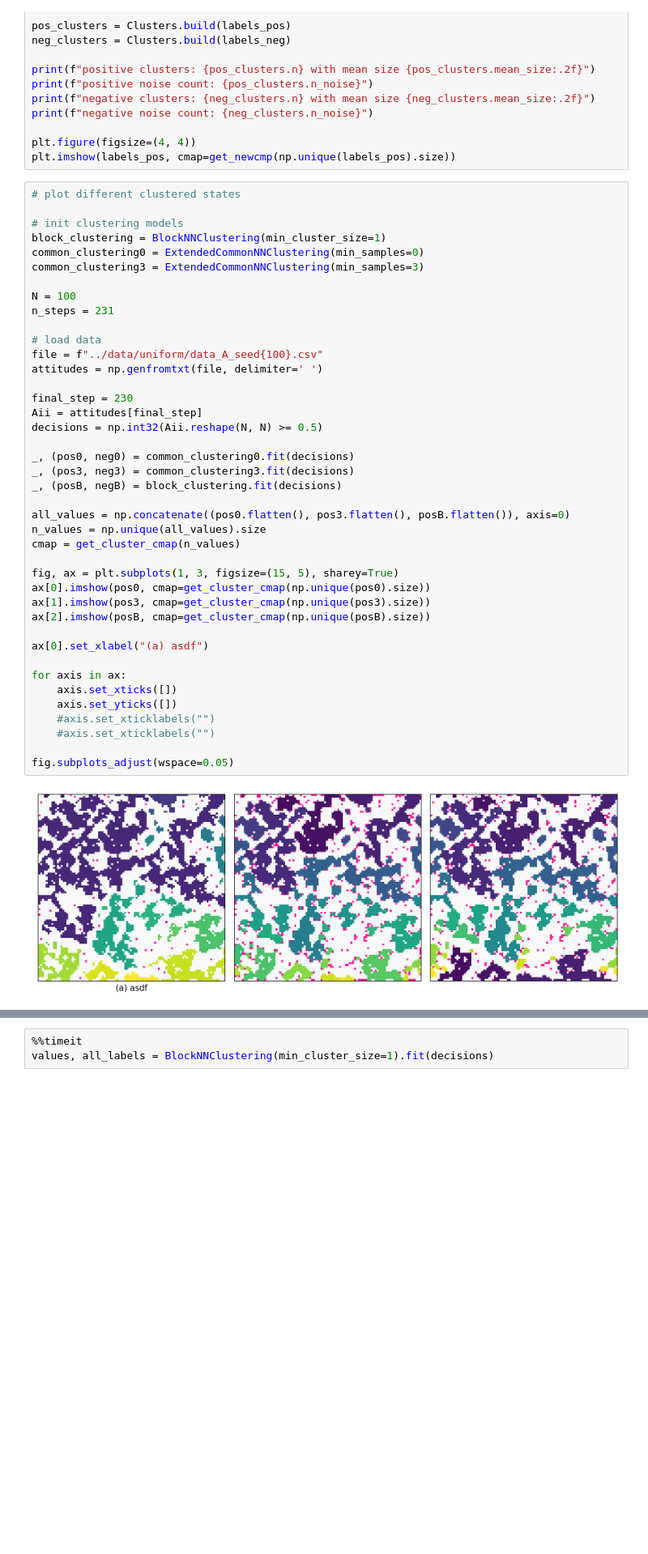
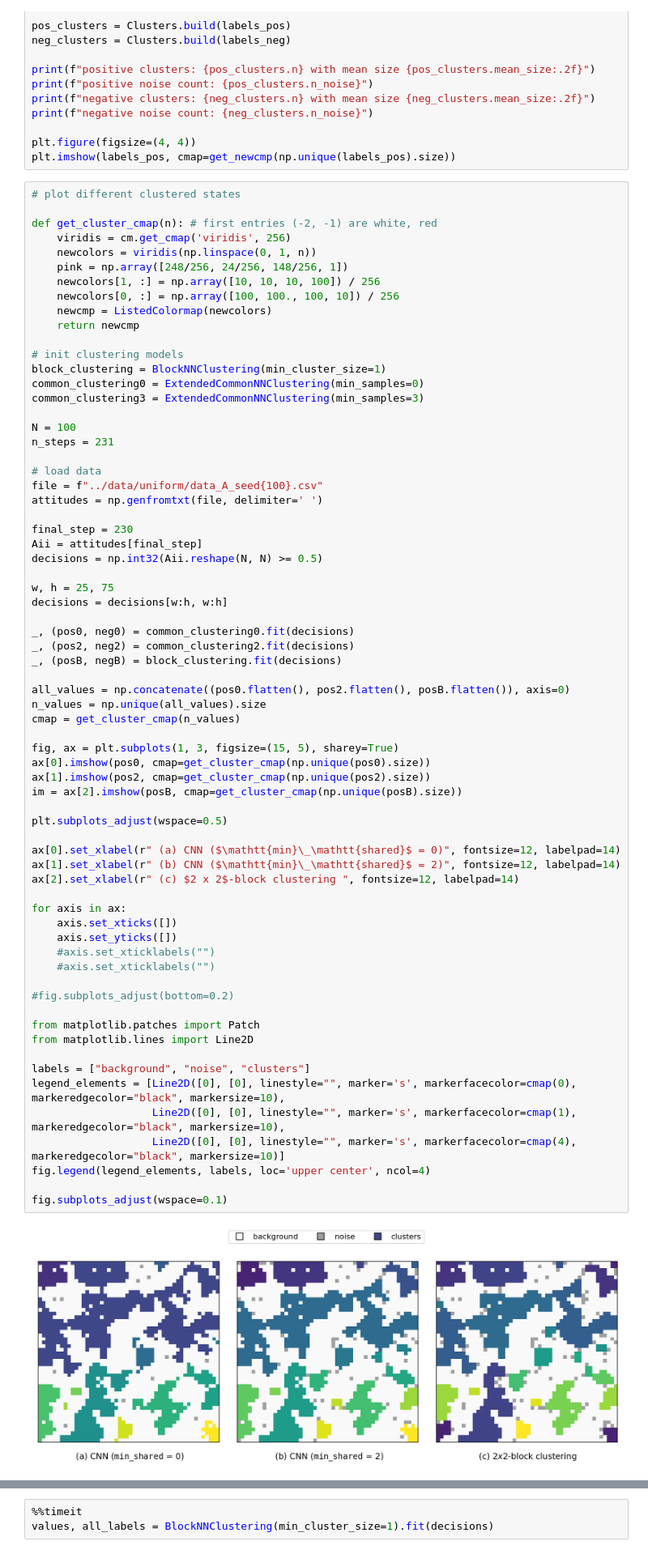
Before and after one commit to lquante/social_agent_based_modelling, a Jupyter notebook: notebooks/ClusterAnalysis.ipynb, the cells around one changed output, grey strips where cells are left out. Shown at 81% size. Cells and saved outputs as stored; diff of their text form; blank space fills up the shorter version.

```diff
--- a/notebooks/ClusterAnalysis.ipynb
+++ b/notebooks/ClusterAnalysis.ipynb
@@ -1158,6 +1313,15 @@ plt.figure(figsize=(4, 4))
 plt.imshow(labels_pos, cmap=get_newcmp(np.unique(labels_pos).size))
 # %%
 # plot different clustered states
+
+def get_cluster_cmap(n): # first entries (-2, -1) are white, red
+    viridis = cm.get_cmap('viridis', 256)
+    newcolors = viridis(np.linspace(0, 1, n))
+    pink = np.array([248/256, 24/256, 148/256, 1])
+    newcolors[1, :] = np.array([10, 10, 10, 100]) / 256
+    newcolors[0, :] = np.array([100, 100., 100, 10]) / 256
+    newcmp = ListedColormap(newcolors)
+    return newcmp
 
 # init clustering models
 block_clustering = BlockNNClustering(min_cluster_size=1)
@@ -1165,37 +1329,55 @@ common_clustering0 = ExtendedCommonNNClustering(min_samples=0)
 common_clustering3 = ExtendedCommonNNClustering(min_samples=3)
 
 N = 100
 n_steps = 231
 
 # load data
 file = f"../data/uniform/data_A_seed{100}.csv"
 attitudes = np.genfromtxt(file, delimiter=' ')
 
 final_step = 230
 Aii = attitudes[final_step]
 decisions = np.int32(Aii.reshape(N, N) >= 0.5)
 
+w, h = 25, 75
+decisions = decisions[w:h, w:h]
+
 _, (pos0, neg0) = common_clustering0.fit(decisions)
-_, (pos3, neg3) = common_clustering3.fit(decisions)
+_, (pos2, neg2) = common_clustering2.fit(decisions)
 _, (posB, negB) = block_clustering.fit(decisions)
 
-all_values = np.concatenate((pos0.flatten(), pos3.flatten(), posB.flatten()), axis=0)
+all_values = np.concatenate((pos0.flatten(), pos2.flatten(), posB.flatten()), axis=0)
 n_values = np.unique(all_values).size
 cmap = get_cluster_cmap(n_values)
 
 fig, ax = plt.subplots(1, 3, figsize=(15, 5), sharey=True)
 ax[0].imshow(pos0, cmap=get_cluster_cmap(np.unique(pos0).size))
-ax[1].imshow(pos3, cmap=get_cluster_cmap(np.unique(pos3).size))
-ax[2].imshow(posB, cmap=get_cluster_cmap(np.unique(posB).size))
+ax[1].imshow(pos2, cmap=get_cluster_cmap(np.unique(pos2).size))
+im = ax[2].imshow(posB, cmap=get_cluster_cmap(np.unique(posB).size))
 
-ax[0].set_xlabel("(a) asdf")
+plt.subplots_adjust(wspace=0.5)
+
+ax[0].set_xlabel(r" (a) CNN ($\mathtt{min}\_\mathtt{shared}$ = 0)", fontsize=12, labelpad=14)
+ax[1].set_xlabel(r" (b) CNN ($\mathtt{min}\_\mathtt{shared}$ = 2)", fontsize=12, labelpad=14)
+ax[2].set_xlabel(r" (c) $2 x 2$-block clustering ", fontsize=12, labelpad=14)
 
 for axis in ax:
     axis.set_xticks([])
     axis.set_yticks([])
     #axis.set_xticklabels("")
     #axis.set_xticklabels("")
 
-fig.subplots_adjust(wspace=0.05)
+#fig.subplots_adjust(bottom=0.2)
+
+from matplotlib.patches import Patch
+from matplotlib.lines import Line2D
+
+labels = ["background", "noise", "clusters"]
+legend_elements = [Line2D([0], [0], linestyle="", marker='s', markerfacecolor=cmap(0), markeredgecolor="black", markersize=10),
+                   Line2D([0], [0], linestyle="", marker='s', markerfacecolor=cmap(1), markeredgecolor="black", markersize=10),
+                   Line2D([0], [0], linestyle="", marker='s', markerfacecolor=cmap(4), markeredgecolor="black", markersize=10)]
+fig.legend(legend_elements, labels, loc='upper center', ncol=4)
+
+fig.subplots_adjust(wspace=0.1)
 # %% [output]
-[figure, old version]
+[figure, new version]
```
Also changed, not shown: parts of 18 cells of this notebook, 3 other files.
